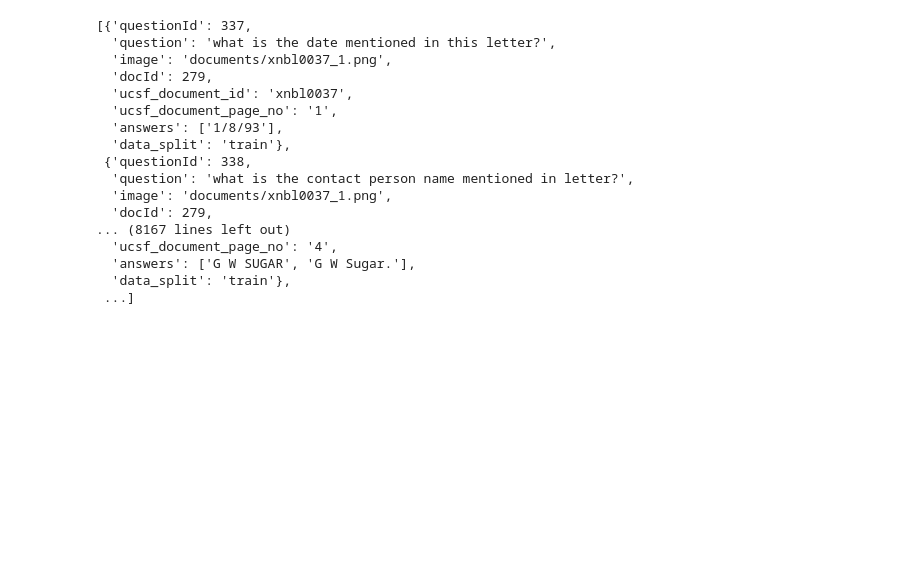
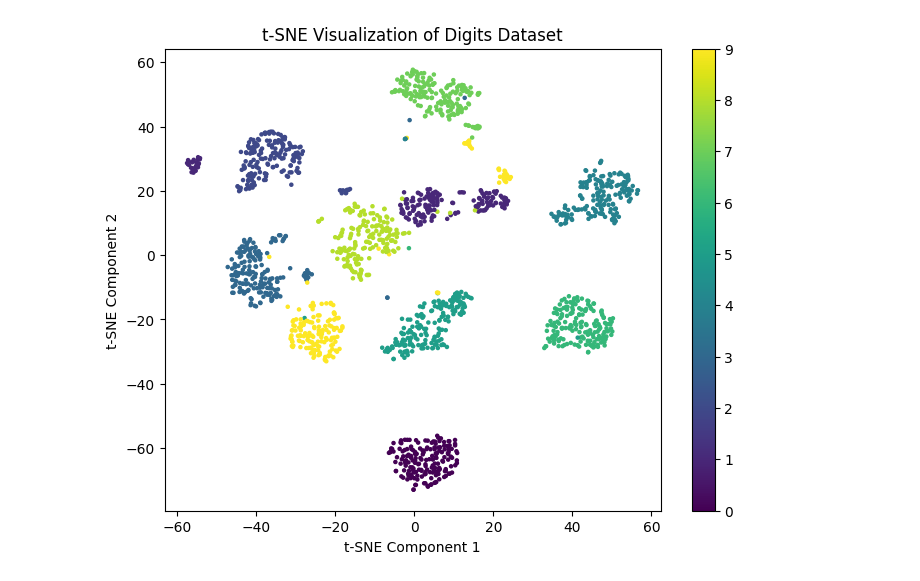
Before and after one commit to Yancy456/LVLM-Hall-OOD, a Jupyter notebook: test.ipynb, the cells around one changed output. Cells and saved outputs as stored; diff of their text form; code cells hidden in the pictures; blank space fills up the shorter version.

```diff
--- a/test.ipynb
+++ b/test.ipynb
@@ -7,20 +1,27 @@ with open(ann_path, 'r') as file:
-# %%
-ann['data']
-# %% [output]
-[{'questionId': 337,
-  'question': 'what is the date mentioned in this letter?',
-  'image': 'documents/xnbl0037_1.png',
-  'docId': 279,
-  'ucsf_document_id': 'xnbl0037',
-  'ucsf_document_page_no': '1',
-  'answers': ['1/8/93'],
-  'data_split': 'train'},
- {'questionId': 338,
-  'question': 'what is the contact person name mentioned in letter?',
-  'image': 'documents/xnbl0037_1.png',
-  'docId': 279,
-... (8167 lines left out)
-  'ucsf_document_page_no': '4',
-  'answers': ['G W SUGAR', 'G W Sugar.'],
-  'data_split': 'train'},
- ...]
+# %%
+import numpy as np
+import matplotlib.pyplot as plt
+from sklearn.manifold import TSNE
+from sklearn.datasets import load_digits
+
+# Load sample data (handwritten digits)
+digits = load_digits()
+data = digits.data
+labels = digits.target
+
+# Initialize t-SNE
+tsne = TSNE(n_components=2, perplexity=30, learning_rate=200, n_iter=1000, random_state=42)
+
+# Fit and transform the data
+tsne_result = tsne.fit_transform(data)
+
+# Plotting the t-SNE result
+plt.figure(figsize=(8, 6))
+scatter = plt.scatter(tsne_result[:, 0], tsne_result[:, 1], c=labels, cmap='viridis', s=5)
+plt.colorbar(scatter)
+plt.title('t-SNE Visualization of Digits Dataset')
+plt.xlabel('t-SNE Component 1')
+plt.ylabel('t-SNE Component 2')
+plt.show()
+# %% [output]
+[figure, added]
```
Also changed, not shown: parts of 2 cells of this notebook, 5 other files.
